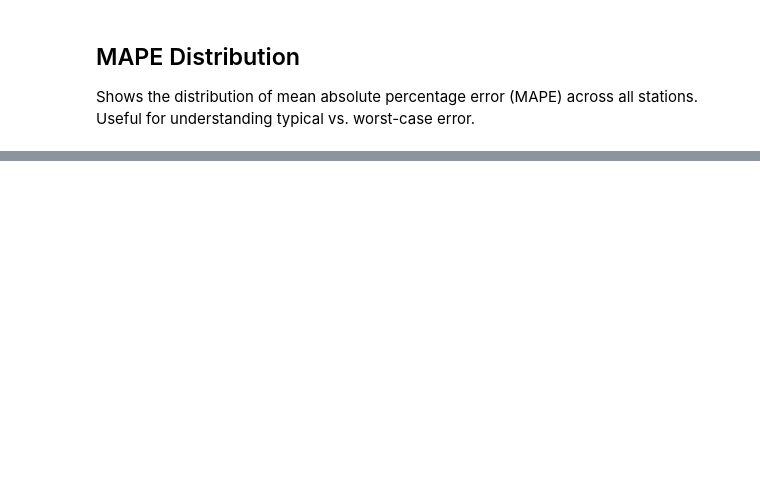
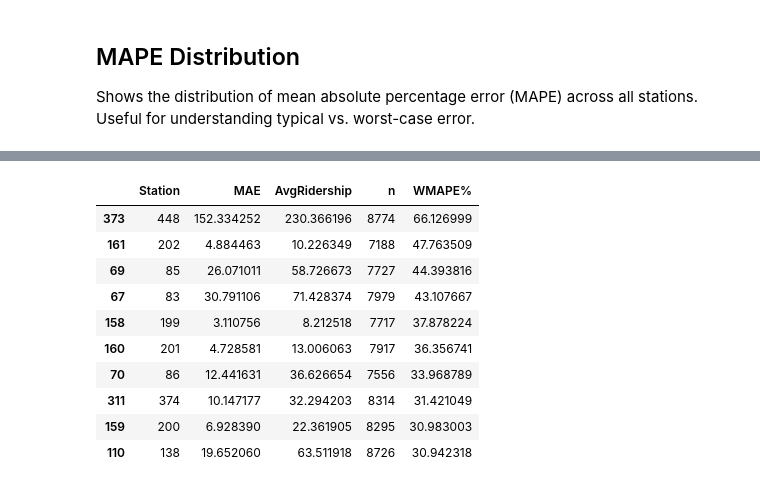
Before and after one commit to zeeeeth/hush, a Jupyter notebook: training/evaluate.ipynb, the cells around one changed output, grey strips where cells are left out. Drawn from its saved outputs; the diff is of its cells as text; code cells hidden in the pictures; blank space fills up the shorter version.

```diff
--- a/training/evaluate.ipynb
+++ b/training/evaluate.ipynb
@@ -102,6 +111,5 @@ Loads the best model checkpoint from training. The architecture and hidden size
 # %%
-# Instantiate the model and load trained weights
-model = GNN(in_dim=3, hidden_dim=HIDDEN_DIM)
+model = DirSAGEEmbRes(num_nodes=num_nodes, in_dim=5, hidden_dim=HIDDEN_DIM, emb_dim=16)
 model.load_state_dict(torch.load(MODEL_PATH, map_location="cpu"))
-model.eval()  # disables dropout/batchnorm (not used here, but good practice)
+model.eval()
 print(f"Loaded model from {MODEL_PATH}")
@@ -336,0 +473,72 @@ print(f"  75th   = {np.percentile(mapes, 75):.1f}%")
+# %%
+import numpy as np
+import pandas as pd
+
+# --- EDIT THESE NAMES ONLY IF YOUR NOTEBOOK USES DIFFERENT ONES ---
+y_true = true_raw
+y_pred = pred_raw
+station_ids = stations_arr
+# -----------------------------------------------------------------
+
+# Safety: drop NaNs/infs if any
+mask_ok = np.isfinite(y_true) & np.isfinite(y_pred)
+y_true = y_true[mask_ok]
+y_pred = y_pred[mask_ok]
+station_ids = station_ids[mask_ok]
+
+# ---- Overall metrics (system-wide) ----
+mae = np.mean(np.abs(y_true - y_pred))
+rmse = np.sqrt(np.mean((y_true - y_pred) ** 2))
+wmape = np.sum(np.abs(y_true - y_pred)) / max(np.sum(np.abs(y_true)), 1e-8)   # weighted MAPE
+
+print("\n=== Overall (masked) metrics ===")
+print(f"MAE   = {mae:,.2f}")
+print(f"RMSE  = {rmse:,.2f}")
+print(f"WMAPE = {wmape*100:.2f}%")
+
+# ---- Baseline: predict station mean ----
+# Build baseline predictions aligned with each (station, time) point
+baseline = np.array([stn_mean.get(int(s), np.nan) for s in station_ids], dtype=float)
+
+mask_b = np.isfinite(baseline)
+y_true_b = y_true[mask_b]
+y_pred_b = baseline[mask_b]
+
+mae_b = np.mean(np.abs(y_true_b - y_pred_b))
+wmape_b = np.sum(np.abs(y_true_b - y_pred_b)) / max(np.sum(np.abs(y_true_b)), 1e-8)
+
+print("\n=== Baseline: station mean ===")
+print(f"MAE   = {mae_b:,.2f}")
+print(f"WMAPE = {wmape_b*100:.2f}%")
+
+print("\n=== Improvement vs baseline (station mean) ===")
+print(f"ΔMAE   = {mae_b - mae:,.2f} (positive means model is better)")
+print(f"ΔWMAPE = {(wmape_b - wmape)*100:.2f} pp (positive means model is better)")
+
+# ---- Optional: per-station WMAPE leaderboard (fairer than MAE-only) ----
+df_cmp = pd.DataFrame({
+    "Station": station_ids.astype(int),
+    "y_true": y_true,
+    "y_pred": y_pred,
+})
+df_cmp["abs_err"] = (df_cmp["y_true"] - df_cmp["y_pred"]).abs()
+
+per_station_wmape = (
+    df_cmp.groupby("Station")
+    .agg(
+        WMAPE=("abs_err", lambda s: s.sum() / max(df_cmp.loc[s.index, "y_true"].abs().sum(), 1e-8)),
+        MAE=("abs_err", "mean"),
+        AvgRidership=("y_true", "mean"),
+        n=("y_true", "size"),
+    )
+    .reset_index()
+)
+per_station_wmape["WMAPE%"] = per_station_wmape["WMAPE"] * 100
+per_station_wmape = per_station_wmape.drop(columns=["WMAPE"])
+
+print("\nTop 10 WORST stations by WMAPE%:")
+display(per_station_wmape.sort_values("WMAPE%", ascending=False).head(10))
+
+print("\nTop 10 BEST stations by WMAPE%:")
+display(per_station_wmape.sort_values("WMAPE%", ascending=True).head(10))
+# %% [output]
@@ -336,0 +559,11 @@ print(f"  75th   = {np.percentile(mapes, 75):.1f}%")
+|  | Station | MAE | AvgRidership | n | WMAPE% |
+| 373 | 448 | 152.334252 | 230.366196 | 8774 | 66.126999 |
+| 161 | 202 | 4.884463 | 10.226349 | 7188 | 47.763509 |
+| 69 | 85 | 26.071011 | 58.726673 | 7727 | 44.393816 |
+| 67 | 83 | 30.791106 | 71.428374 | 7979 | 43.107667 |
+| 158 | 199 | 3.110756 | 8.212518 | 7717 | 37.878224 |
+| 160 | 201 | 4.728581 | 13.006063 | 7917 | 36.356741 |
+| 70 | 86 | 12.441631 | 36.626654 | 7556 | 33.968789 |
+| 311 | 374 | 10.147177 | 32.294203 | 8314 | 31.421049 |
+| 159 | 200 | 6.928390 | 22.361905 | 8295 | 30.983003 |
+| 110 | 138 | 19.652060 | 63.511918 | 8726 | 30.942318 |
```
Also changed, not shown: parts of 25 cells of this notebook, 14 other files.
